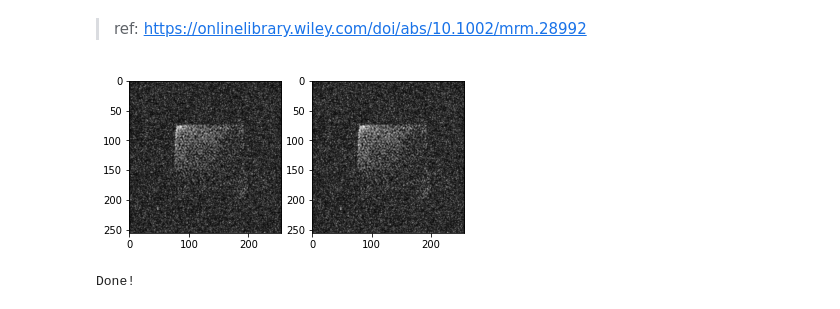
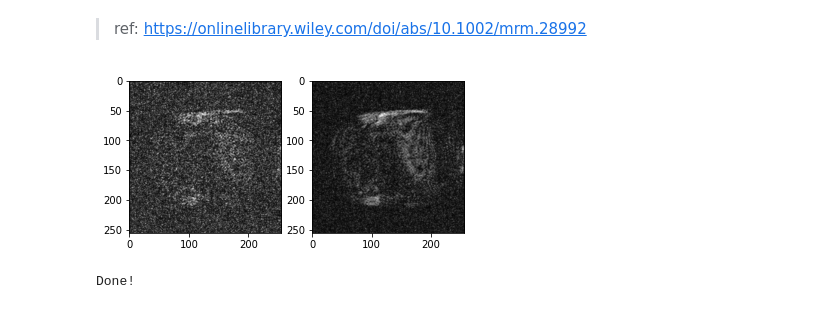
Before and after one commit to hongmingjian/mri-emi, a Jupyter notebook: EDITER.ipynb, the cells around one changed output. Drawn from its saved outputs; the diff is of its cells as text; code cells hidden in the pictures.

```diff
--- a/EDITER.ipynb
+++ b/EDITER.ipynb
@@ -204,8 +204,7 @@ class EDITER:
         h = np.linalg.pinv(E) @ e.flatten()
         return h
 
-    @staticmethod
-    def cluster(H, threshold=0.5):
+    def cluster(self, H, threshold=0.5):
         # normalize
         H = H / np.linalg.norm(H, axis=0)
 
@@ -215,10 +214,9 @@ class EDITER:
 
         groups_range = []
         r = 0
-        W = H.shape[1]
-        while r < W:
+        while r < self.W:
             l = r
-            while r < W and C_threshold[l, r] == 1:
+            while r < self.W and C_threshold[l, r] == 1:
                 r += 1
             groups_range.append([l, r])
         return groups_range
@@ -321,29 +319,28 @@ class EDITER:
             out.append(s_e_groups[i] - pred_e)
         return np.hstack(out)
 # %%
-data_loader = DataLoader("datasets/HYC")
+data_loader = DataLoader("datasets/HYC", set_id=4)
 primary_coil_data, extermal_coils_data = data_loader.load_train_data()
 
-editer = EDITER(W=16, window_size=(3, 1))
-editer.train(extermal_coils_data[0], primary_coil_data[0])
+editer = EDITER(W=32, window_size=(3, 1))
+editer.train(extermal_coils_data[:, 0, :, :], primary_coil_data[0])
 
 primary_coil_data, extermal_coils_data = data_loader.load_test_data()
-s_and_e = primary_coil_data[0]
-s = editer.cancel_noise(primary_coil_data[0], extermal_coils_data[0])
+image_index = 5
+s_and_e = primary_coil_data[image_index]
+s = editer.cancel_noise(s_and_e, extermal_coils_data[:, image_index,:,:])
 
 x, y = s_and_e.shape
-noise_img = reconImagesByFFT(s_and_e.reshape(1, 1, 1, x, 1, y), 256)
-noise_img = noise_img[0]
+noise_img = reconImagesByFFT(s_and_e.reshape(1, 1, 1, x, 1, y), 256)[0]
 
-no_noise_img = editer.cancel_noise(s_and_e, extermal_coils_data[0])
-no_noise_img = reconImagesByFFT(no_noise_img.reshape(1, 1, 1, x, 1, y), 256)[0]
+no_noise_img = reconImagesByFFT(s.reshape(1, 1, 1, x, 1, y), 256)[0]
 plt.subplot(1, 2, 1)
 plt.imshow(noise_img, cmap='gray')
 plt.subplot(1, 2, 2)
 plt.imshow(no_noise_img, cmap='gray')
 plt.show()
 
 print("Done!")
 # %% [output]
-[figure, old version]
+[figure, new version]
 Done!
```
